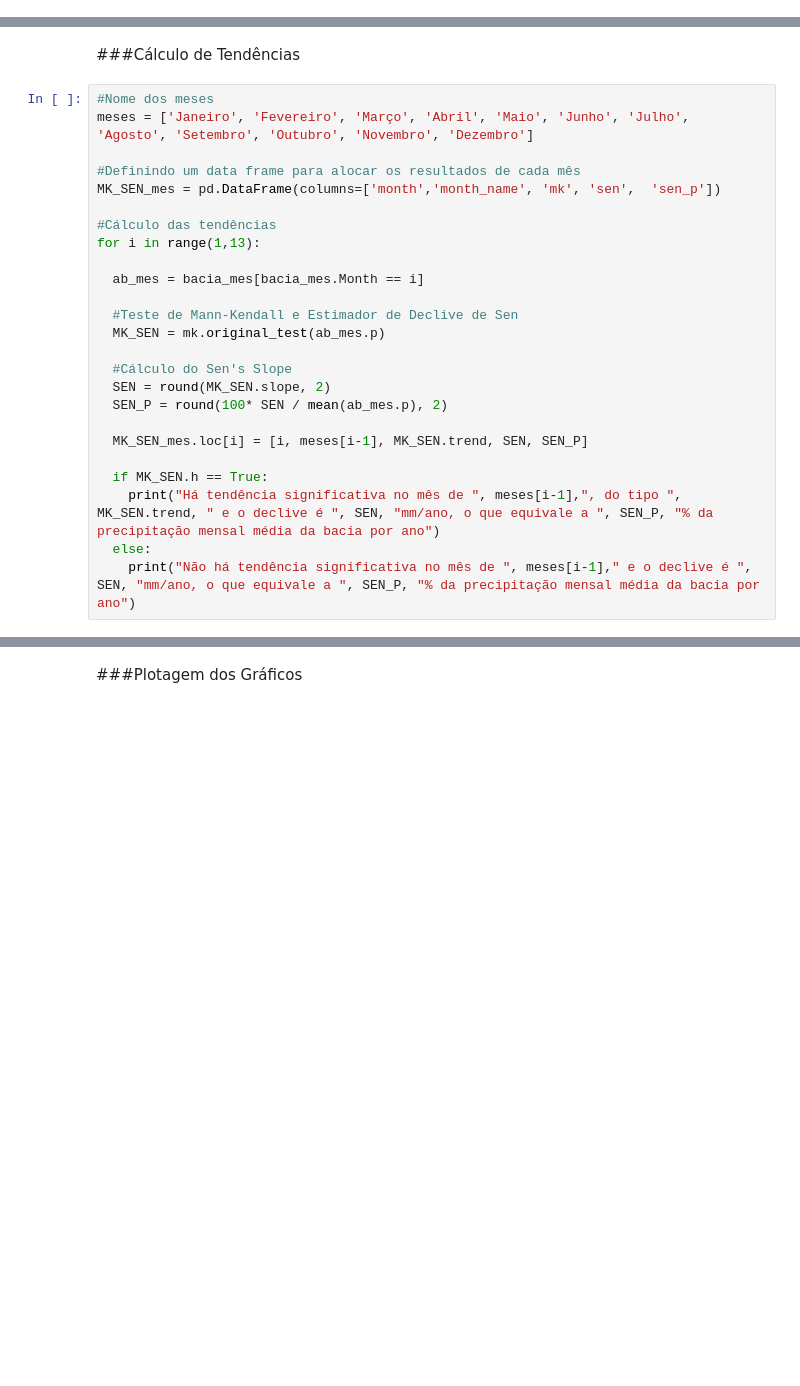
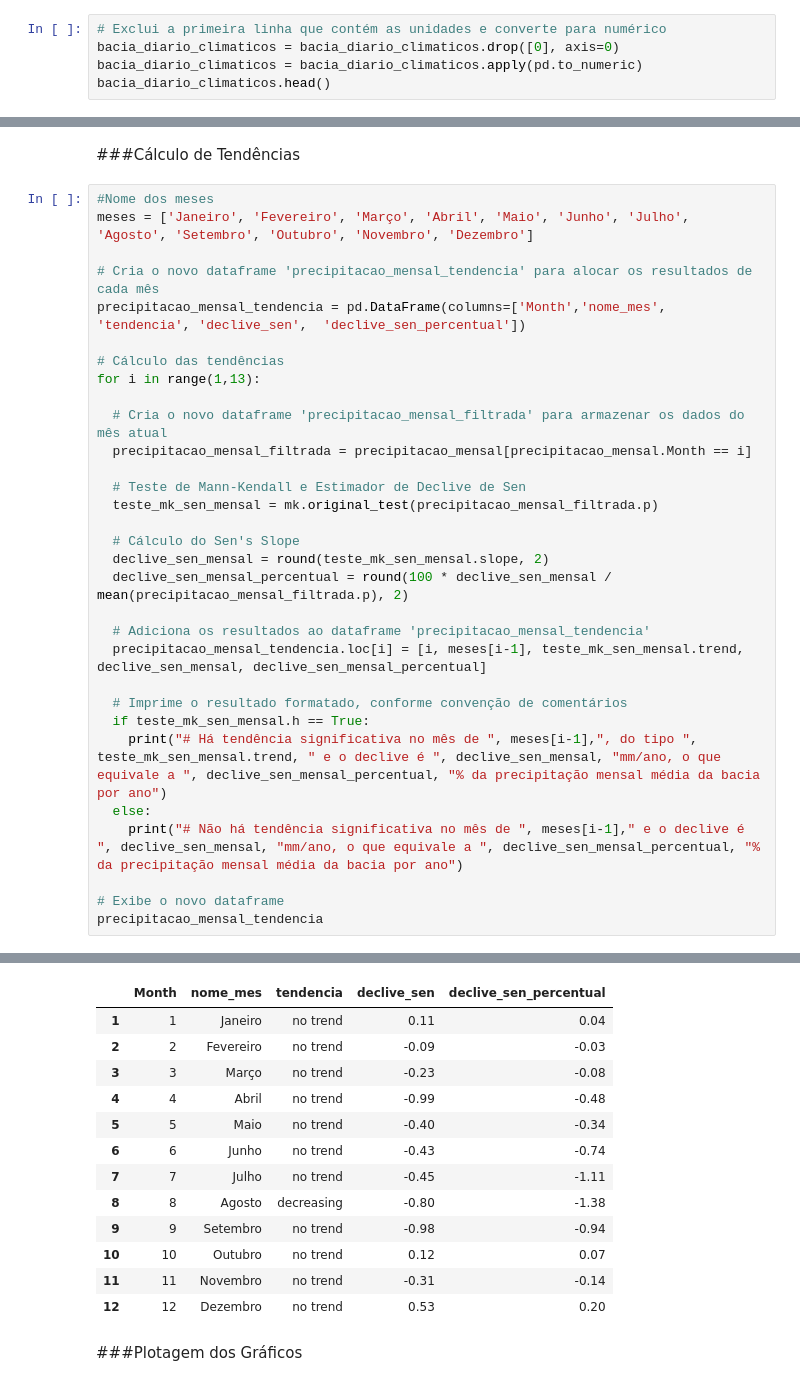
Before and after one commit to hydrologywatersecurity/livro-python-hidrologia, a Jupyter notebook: Notebooks/Tema 2 - Tendências em séries temporais.ipynb, the cells around one changed output, grey strips where cells are left out. Drawn from its saved outputs; the diff is of its cells as text; blank space fills up the shorter version.

```diff
--- a/Notebooks/Tema 2 - Tendências em séries temporais.ipynb
+++ b/Notebooks/Tema 2 - Tendências em séries temporais.ipynb
@@ -68,0 +55,5 @@ bacia_df.head()
+# %%
+# Exclui a primeira linha que contém as unidades e converte para numérico
+bacia_diario_climaticos = bacia_diario_climaticos.drop([0], axis=0)
+bacia_diario_climaticos = bacia_diario_climaticos.apply(pd.to_numeric)
+bacia_diario_climaticos.head()
@@ -176,25 +184,31 @@ bacia_mes.head()
 #Nome dos meses
 meses = ['Janeiro', 'Fevereiro', 'Março', 'Abril', 'Maio', 'Junho', 'Julho', 'Agosto', 'Setembro', 'Outubro', 'Novembro', 'Dezembro']
 
-#Definindo um data frame para alocar os resultados de cada mês
-MK_SEN_mes = pd.DataFrame(columns=['month','month_name', 'mk', 'sen',  'sen_p'])
+# Cria o novo dataframe 'precipitacao_mensal_tendencia' para alocar os resultados de cada mês
+precipitacao_mensal_tendencia = pd.DataFrame(columns=['Month','nome_mes', 'tendencia', 'declive_sen',  'declive_sen_percentual'])
 
-#Cálculo das tendências
+# Cálculo das tendências
 for i in range(1,13):
 
-  ab_mes = bacia_mes[bacia_mes.Month == i]
+  # Cria o novo dataframe 'precipitacao_mensal_filtrada' para armazenar os dados do mês atual
+  precipitacao_mensal_filtrada = precipitacao_mensal[precipitacao_mensal.Month == i]
 
-  #Teste de Mann-Kendall e Estimador de Declive de Sen
-  MK_SEN = mk.original_test(ab_mes.p)
+  # Teste de Mann-Kendall e Estimador de Declive de Sen
+  teste_mk_sen_mensal = mk.original_test(precipitacao_mensal_filtrada.p)
 
-  #Cálculo do Sen's Slope
-  SEN = round(MK_SEN.slope, 2)
-  SEN_P = round(100* SEN / mean(ab_mes.p), 2)
+  # Cálculo do Sen's Slope
+  declive_sen_mensal = round(teste_mk_sen_mensal.slope, 2)
+  declive_sen_mensal_percentual = round(100 * declive_sen_mensal / mean(precipitacao_mensal_filtrada.p), 2)
 
-  MK_SEN_mes.loc[i] = [i, meses[i-1], MK_SEN.trend, SEN, SEN_P]
+  # Adiciona os resultados ao dataframe 'precipitacao_mensal_tendencia'
+  precipitacao_mensal_tendencia.loc[i] = [i, meses[i-1], teste_mk_sen_mensal.trend, declive_sen_mensal, declive_sen_mensal_percentual]
 
-  if MK_SEN.h == True:
-    print("Há tendência significativa no mês de ", meses[i-1],", do tipo ", MK_SEN.trend, " e o declive é ", SEN, "mm/ano, o que equivale a ", SEN_P, "% da precipitação mensal média da bacia por ano")
+  # Imprime o resultado formatado, conforme convenção de comentários
+  if teste_mk_sen_mensal.h == True:
+    print("# Há tendência significativa no mês de ", meses[i-1],", do tipo ", teste_mk_sen_mensal.trend, " e o declive é ", declive_sen_mensal, "mm/ano, o que equivale a ", declive_sen_mensal_percentual, "% da precipitação mensal média da bacia por ano")
   else:
-    print("Não há tendência significativa no mês de ", meses[i-1]," e o declive é ", SEN, "mm/ano, o que equivale a ", SEN_P, "% da precipitação mensal média da bacia por ano")
+    print("# Não há tendência significativa no mês de ", meses[i-1]," e o declive é ", declive_sen_mensal, "mm/ano, o que equivale a ", declive_sen_mensal_percentual, "% da precipitação mensal média da bacia por ano")
+
+# Exibe o novo dataframe
+precipitacao_mensal_tendencia
 # %% [output]
@@ -213,2 +227,15 @@ Não há tendência significativa no mês de  Dezembro  e o declive é  0.53 mm/
+|  | Month | nome_mes | tendencia | declive_sen | declive_sen_percentual |
+| 1 | 1 | Janeiro | no trend | 0.11 | 0.04 |
+| 2 | 2 | Fevereiro | no trend | -0.09 | -0.03 |
+| 3 | 3 | Março | no trend | -0.23 | -0.08 |
+| 4 | 4 | Abril | no trend | -0.99 | -0.48 |
+| 5 | 5 | Maio | no trend | -0.40 | -0.34 |
+| 6 | 6 | Junho | no trend | -0.43 | -0.74 |
+| 7 | 7 | Julho | no trend | -0.45 | -1.11 |
+| 8 | 8 | Agosto | decreasing | -0.80 | -1.38 |
+| 9 | 9 | Setembro | no trend | -0.98 | -0.94 |
+| 10 | 10 | Outubro | no trend | 0.12 | 0.07 |
+| 11 | 11 | Novembro | no trend | -0.31 | -0.14 |
+| 12 | 12 | Dezembro | no trend | 0.53 | 0.20 |
 # %% [markdown]
 ###Plotagem dos Gráficos
```
Also changed, not shown: parts of 19 cells of this notebook.
